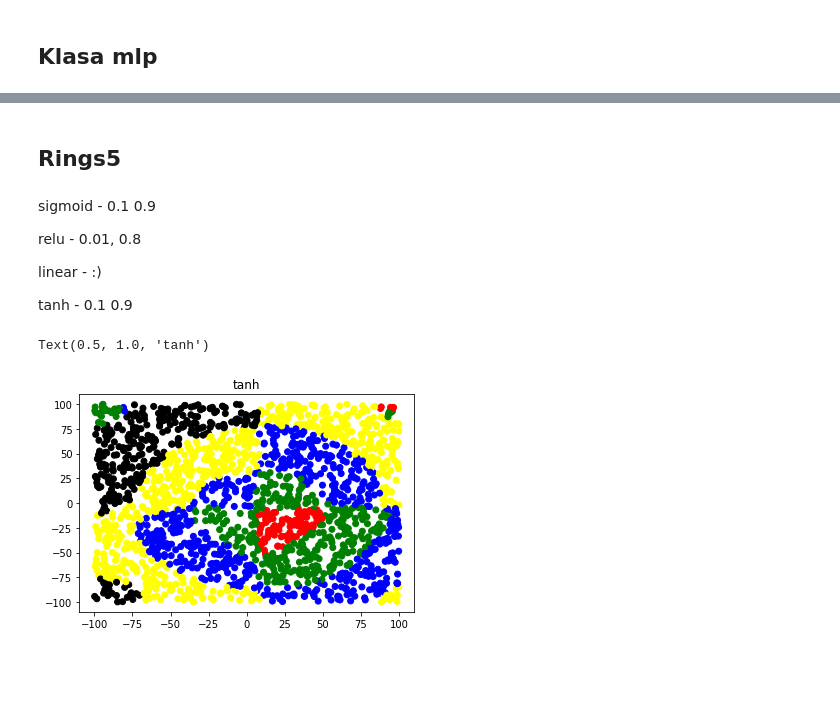
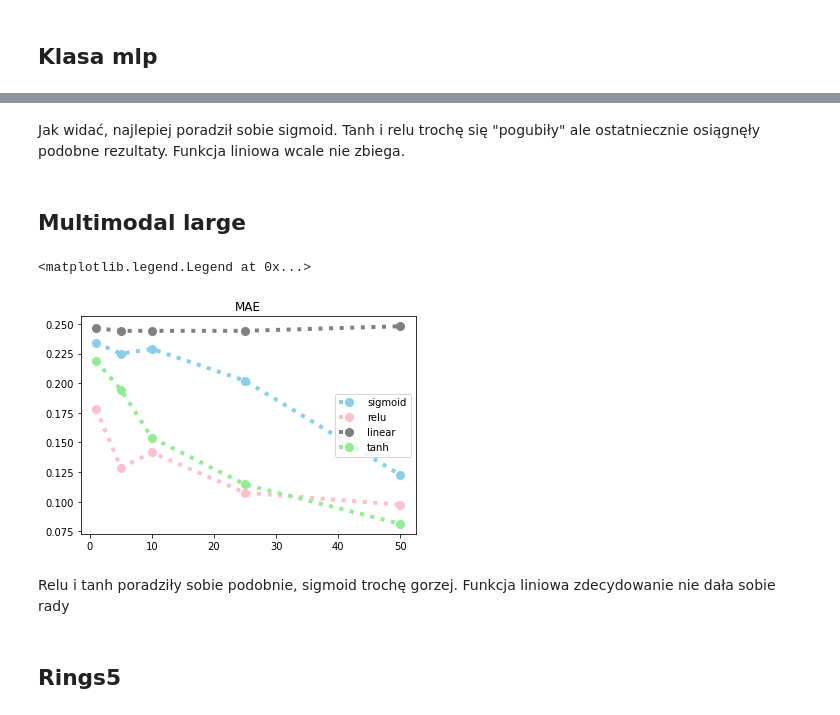
Before and after one commit to bartoszrozek/Metody-Inteligencji-Obliczeniowej, a Jupyter notebook: zadania/Lab5.ipynb, the cells around one changed output, grey strips where cells are left out. Cells and saved outputs as stored; diff of their text form; code cells hidden in the pictures; blank space fills up the shorter version.

```diff
--- a/zadania/Lab5.ipynb
+++ b/zadania/Lab5.ipynb
@@ -345,0 +338,21 @@ plt.legend()
+# %% [markdown]
+Jak widać, najlepiej poradził sobie sigmoid. Tanh i relu trochę się "pogubiły" ale ostatniecznie osiągnęły podobne rezultaty. Funkcja liniowa wcale nie zbiega.
+# %% [markdown]
+## Multimodal large
+# %%
+train_df = pd.read_csv('mio_data/regression/multimodal-large-training.csv')
+test_df = pd.read_csv('mio_data/regression/multimodal-large-test.csv')
+
+normalized_train_df=(train_df-train_df.mean())/train_df.std()
+
+x = np.asarray(train_df['x']).reshape(-1, 1)
+y = np.asarray(train_df['y']).reshape(-1, 1)
+
+x_normalized = np.asarray((train_df['x']-train_df['x'].mean())/train_df['x'].std()).reshape(-1, 1)
+y_normalized = np.asarray((train_df['y']-train_df['y'].mean())/train_df['y'].std()).reshape(-1, 1)
+
+x_test = np.asarray(test_df['x']).reshape(-1,1)
+y_test = np.asarray(test_df['y']).reshape(-1, 1)
+
+x_normalized_test = np.asarray((test_df['x']-test_df['x'].mean())/test_df['x'].std()).reshape(-1, 1)
+y_normalized_test = np.asarray((test_df['y']-test_df['y'].mean())/test_df['y'].std()).reshape(-1, 1)
@@ -346,3 +424,20 @@ plt.legend()
+# %%
+df=pd.DataFrame({'x_values': iterations_set, 'sigmoid': results_sigmoid,
+                                             'relu': results_relu,
+                                             'linear': results_linear,
+                                             'tanh': results_tanh})
+plt.plot( 'x_values', 'sigmoid', data=df, marker='o', markerfacecolor='skyblue', markersize=8, color='skyblue', linewidth=4, linestyle='dotted')
+plt.plot( 'x_values', 'relu', data=df, marker='o', markerfacecolor='pink', markersize=8, color='pink', linewidth=4, linestyle='dotted')
+plt.plot( 'x_values', 'linear', data=df, marker='o', markerfacecolor='grey', markersize=8, color='grey', linewidth=4, linestyle='dotted')
+plt.plot( 'x_values', 'tanh', data=df, marker='o', markerfacecolor='lightgreen', markersize=8, color='lightgreen', linewidth=4, linestyle='dotted')
+
+plt.title("MAE")
+plt.legend()
+# %% [output]
+<matplotlib.legend.Legend at 0x...>
+[figure, added]
+# %% [markdown]
+Relu i tanh poradziły sobie podobnie, sigmoid trochę gorzej. Funkcja liniowa zdecydowanie nie dała sobie rady
 # %% [markdown]
 ## Rings5
 # %%
@@ -359,11 +454,3 @@ c = np.asarray(train_df['c']).reshape(-1, 1)
 c_test = np.asarray(test_df['c']).reshape(-1, 1)
 
 encoded = to_categorical(c)
-# %% [markdown]
-sigmoid - 0.1 0.9
-
-relu - 0.01, 0.8
-
-linear - :)
-
-tanh - 0.1 0.9
@@ -377,9 +457,3 @@ mlp.learn(x = x, y = encoded, alpha = 0.1, iterations = 1000, method = "Momentum
-# %%
-plt.scatter(test_df['x'], test_df['y'], c= mlp.classify(x_test), cmap=matplotlib.colors.ListedColormap(colors))
-plt.title('tanh')
-# %% [output]
-Text(0.5, 1.0, 'tanh')
-[figure, removed]
 # %%
 iterations_set = [1,5,10,25,50,100]
 # %%
```
Also changed, not shown: parts of 22 cells of this notebook.
